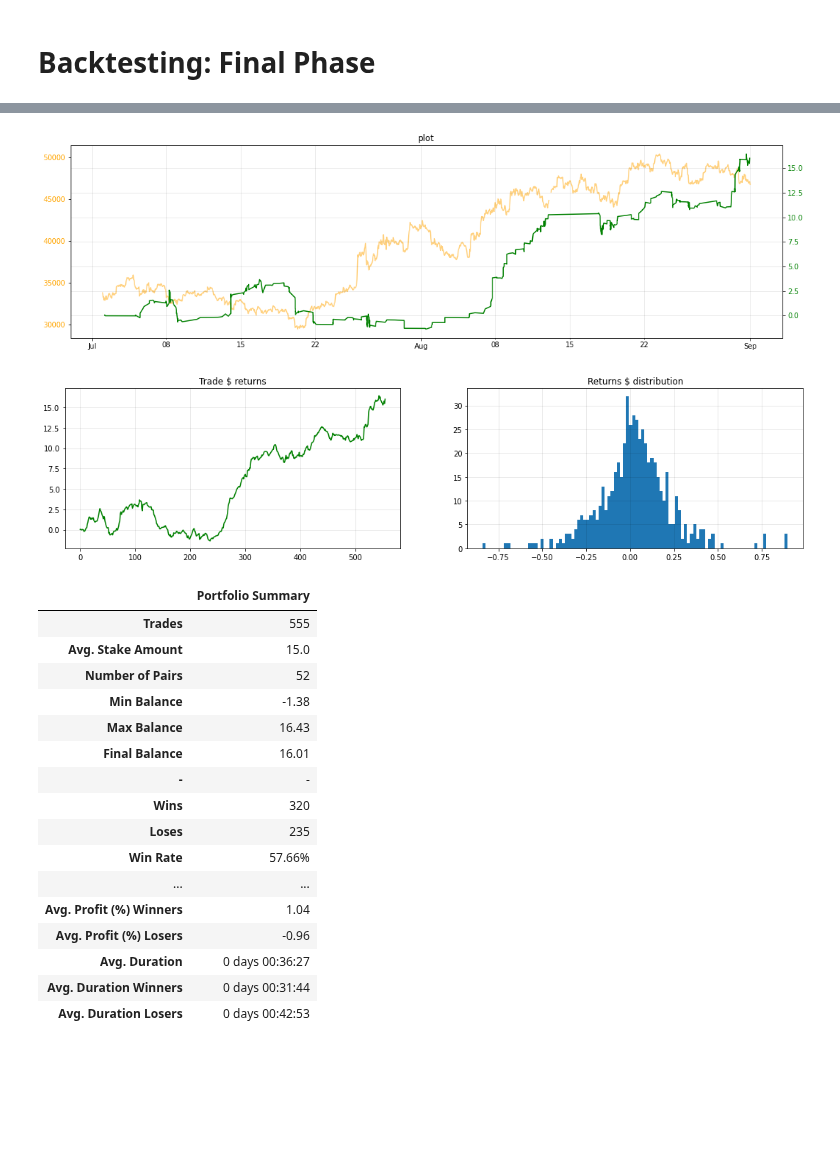
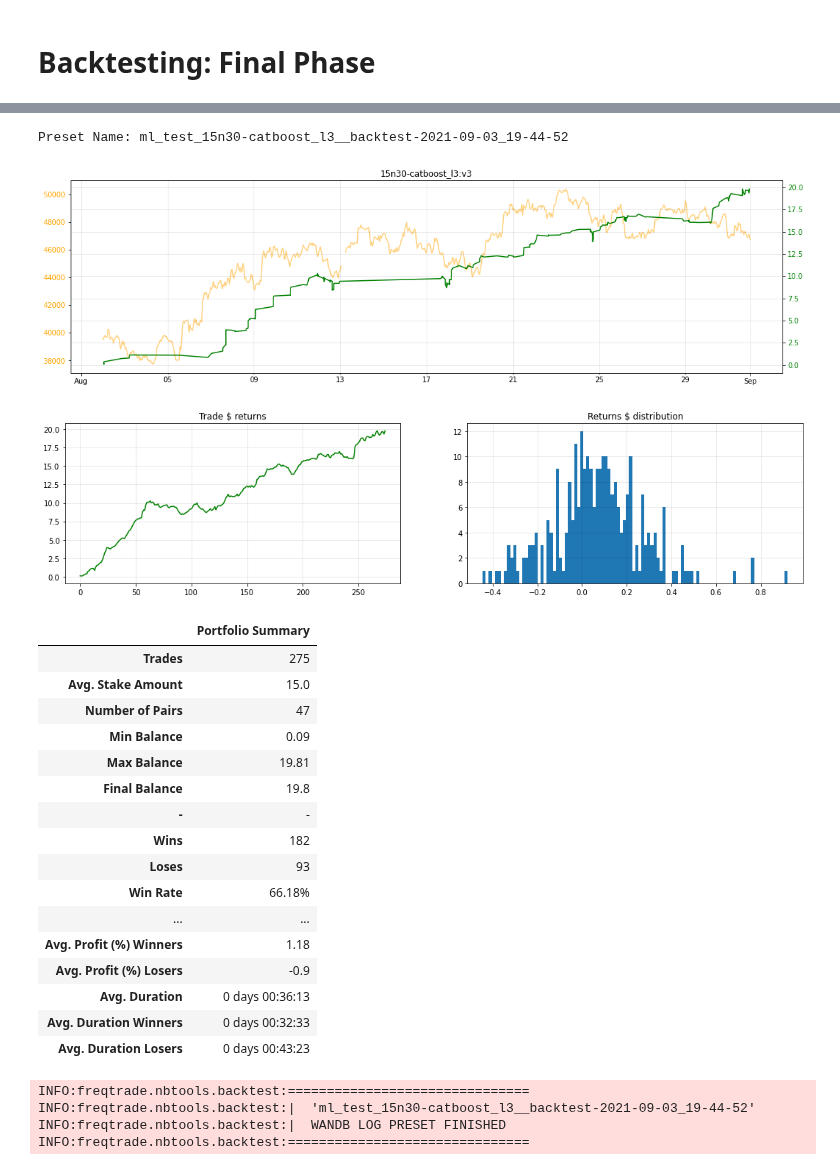
Before and after one commit to webclinic017/superft, a Jupyter notebook: notebooks/Training/15n30-catboost_l3.ipynb, the cells around one changed output, grey strips where cells are left out. Saved outputs shown, nothing was run; the diff lists cells and outputs as text; code cells hidden in the pictures; blank space fills up the shorter version.

```diff
--- a/notebooks/Training/15n30-catboost_l3.ipynb
+++ b/notebooks/Training/15n30-catboost_l3.ipynb
@@ -464,6 +477,10 @@ df_val_preds.loc[df_val_preds["argmax_ml"] == "ml_4"]
 4736 rows × 13 columns
 # %% [markdown]
 # Backtesting: Model Validation
+# %%
+MODEL_NAME = "15n30-catboost_l3"
+MODEL_VER = "v3"
+fullname = MODEL_NAME + ":" + MODEL_VER
 # %%
 """
 This strategy will backtested in Train and Validation date.
@@ -522,11 +539,7 @@ def val_strategy():
             return dataframe
     """ End Strategy Code """
 
-
-MODEL_NAME = "15n30-catboost_l3"
-MODEL_VER = "v0"
-
 stats, summary, preset = start_backtesting(val_strategy, MODEL_NAME, "val", version=MODEL_VER)
 trades = pd.DataFrame(stats["strategy"]["NotebookStrategy"]["trades"])
-plotting.plot_profits_timerange(trades, timerange=preset.timerange, path_mount=PATH_MOUNT)
+plotting.plot_profits_timerange(trades, timerange=preset.timerange, path_mount=PATH_MOUNT, name=fullname)
 # %% [output]
@@ -568,9 +609,11 @@ def opt_strategy():
     from freqtrade.ml.container import LightningContainer
     from pandas import DataFrame
     from functools import reduce
+    import freqtrade.vendor.qtpylib.indicators as qtpylib
     import numpy as np  # noqa
     import pandas as pd  # noqa
     import talib.abstract as ta
+    import pandas_ta as pta
 
     LIGHTNING_CONTAINER_NAME = "[|LIGHTNING_CONTAINER_NAME|]"
     lightning_container = load_lightning_container(LIGHTNING_CONTAINER_NAME, LIGHTNING_CONTAINER_NAME, version="[|VERSION|]")
@@ -585,6 +628,7 @@ def opt_strategy():
 
         def populate_indicators(self, dataframe: DataFrame, metadata: dict) -> DataFrame:
             dataframe["ema"] = ta.EMA(dataframe, timeperiod=200)
+            dataframe["ema_volume"] = ta.EMA(dataframe["volume"], timeperiod=50)
             dataframe = lightning_container.predict(dataframe)
 
             num_classes = lightning_container.config.num_classification_classes
@@ -593,9 +637,10 @@ def opt_strategy():
 
         def populate_buy_trend(self, dataframe: DataFrame, metadata: dict) -> DataFrame:
             conditions = [
-                # dataframe['close'] > dataframe['ema'],
                 dataframe['argmax_ml'] == "ml_4",
-                dataframe['ml_4'] > 0.5,
+                dataframe['ml_4'] > 0.47,
+                # TA filter
+                # dataframe["close"] > dataframe["ema"],
                 dataframe['volume'] > 0,
             ]
 
@@ -616,5 +661,5 @@ def opt_strategy():
 
 stats, summary, preset = start_backtesting(opt_strategy, MODEL_NAME, "opt", version=MODEL_VER)
 trades = pd.DataFrame(stats["strategy"]["NotebookStrategy"]["trades"])
-plotting.plot_profits_timerange(trades, timerange=preset.timerange, path_mount=PATH_MOUNT)
+plotting.plot_profits_timerange(trades, timerange=preset.timerange, path_mount=PATH_MOUNT, name=fullname)
 # %% [output]
@@ -642,10 +716,10 @@ Preset Name: ml_opt_15n30-catboost_l3__backtest-2021-09-03_15-53-05
 # Backtesting: Final Phase
 # %%
 """
-This is a phase where you believe your strategy is now optimized with your model.
+This is a phase where you believe your strategy is now optimized along with your model.
 This is not trial and error phase, and you can only run this phase ONCE every "good" optimized strategy to avoid biased results.
 """
 stats, summary, preset = start_backtesting(opt_strategy, MODEL_NAME, "test", version=MODEL_VER)
 trades = pd.DataFrame(stats["strategy"]["NotebookStrategy"]["trades"])
-plotting.plot_profits_timerange(trades, timerange=preset.timerange, path_mount=PATH_MOUNT)
+plotting.plot_profits_timerange(trades, timerange=preset.timerange, path_mount=PATH_MOUNT, name=fullname)
 # %% [output]
@@ -653,19 +755,24 @@ Preset Name: ml_test_15n30-catboost_l3__backtest-2021-09-03_15-53-27
+Preset Name: ml_test_15n30-catboost_l3__backtest-2021-09-03_19-44-52
-[figure, old version]
+[figure, new version]
-[figure, old version]
+[figure, new version]
 |  | Portfolio Summary |
-| Trades | 555 |
+| Trades | 275 |
 | Avg. Stake Amount | 15.0 |
-| Number of Pairs | 52 |
-| Min Balance | -1.38 |
-| Max Balance | 16.43 |
-| Final Balance | 16.01 |
+| Number of Pairs | 47 |
+| Min Balance | 0.09 |
+| Max Balance | 19.81 |
+| Final Balance | 19.8 |
 | - | - |
-| Wins | 320 |
-| Loses | 235 |
-| Win Rate | 57.66% |
+| Wins | 182 |
+| Loses | 93 |
+| Win Rate | 66.18% |
 | ... | ... |
-| Avg. Profit (%) Winners | 1.04 |
-| Avg. Profit (%) Losers | -0.96 |
-| Avg. Duration | 0 days 00:36:27 |
-| Avg. Duration Winners | 0 days 00:31:44 |
-| Avg. Duration Losers | 0 days 00:42:53 |
+| Avg. Profit (%) Winners | 1.18 |
+| Avg. Profit (%) Losers | -0.9 |
+| Avg. Duration | 0 days 00:36:13 |
+| Avg. Duration Winners | 0 days 00:32:33 |
+| Avg. Duration Losers | 0 days 00:43:23 |
+INFO:freqtrade.nbtools.backtest:===============================
+INFO:freqtrade.nbtools.backtest:|  'ml_test_15n30-catboost_l3__backtest-2021-09-03_19-44-52'
+INFO:freqtrade.nbtools.backtest:|  WANDB LOG PRESET FINISHED
+INFO:freqtrade.nbtools.backtest:===============================
```
Also changed, not shown: parts of 11 cells of this notebook, 6 other files.
